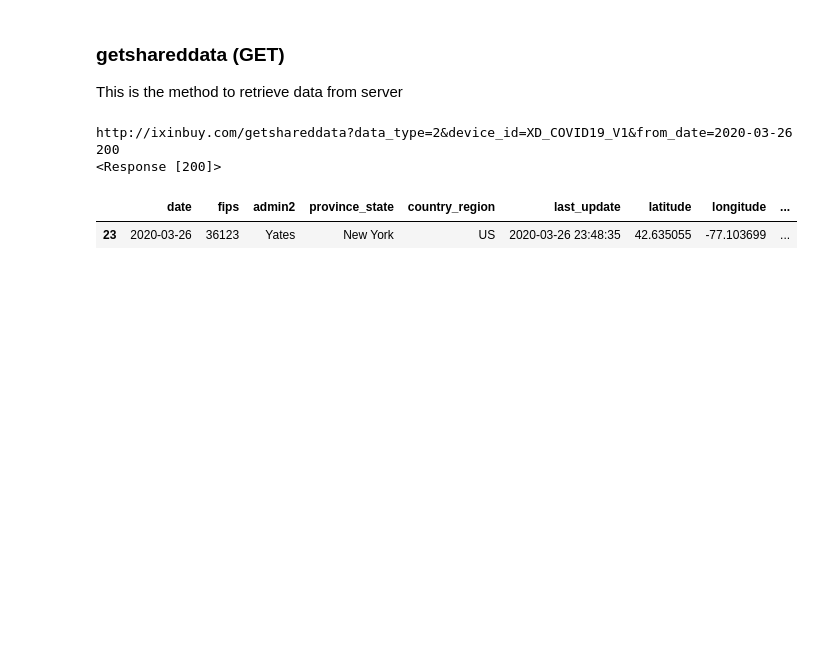
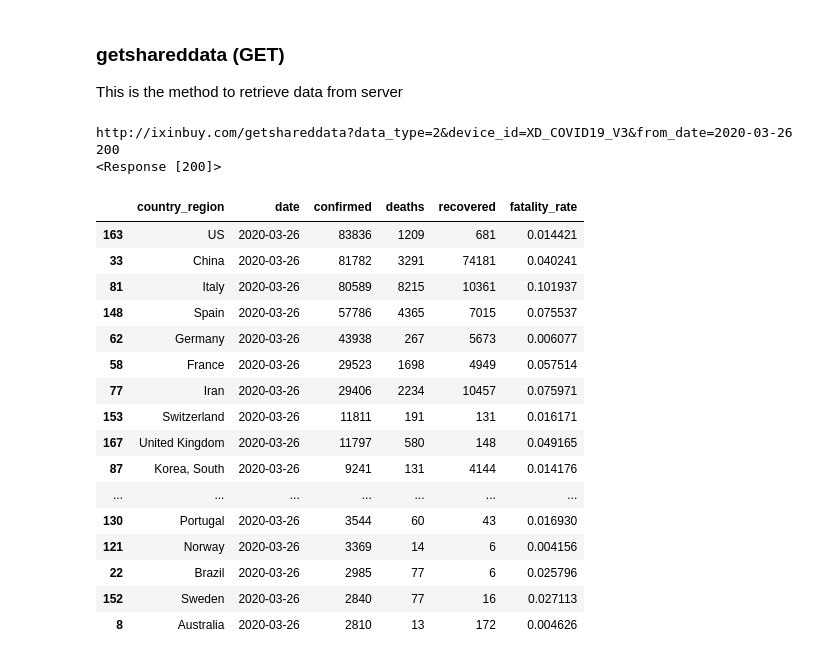
Before and after one commit to xdderekchen/ML, a Jupyter notebook: Test_API_IXINBUY.ipynb, the cells around one changed output. Cells and saved outputs as stored; diff of their text form; code cells hidden in the pictures; blank space fills up the shorter version.

```diff
--- a/Test_API_IXINBUY.ipynb
+++ b/Test_API_IXINBUY.ipynb
@@ -25,7 +25,7 @@ import json
 
 URL = "http://ixinbuy.com/register"
 
-DEVICE_ID = "XD_COVID19_V1"
+DEVICE_ID = "XD_COVID19_V3"
 
 payload = {"device_id":DEVICE_ID}
 
@@ -187,37 +230,52 @@ This is the method to retrieve data from server
 import pandas as pd
 import os
 import requests
 import json
 
 query = {"data_type": 2, "device_id":DEVICE_ID, "from_date": "2020-03-26"}
 
 req = requests.get('http://ixinbuy.com/getshareddata', params=query)
 print(req.url)
 print(req.status_code)
 print(req)
 data = req.json()
 
 df = pd.DataFrame(data)
 #print(df)
 #df = df[~df['country_region'].isin(["China000", "China111"])]
 #df = df.drop_duplicates(subset=["country_region", "province_state", "date" ], keep='last')
 #df = df.query('country_region=="Italy"')
 
 df_agg=df.groupby(["country_region", "date"]).agg({'confirmed': ['sum'], 'deaths': ['sum'], 'recovered': ['sum']})
 df_agg.columns = ['confirmed', 'deaths', 'recovered']
 df_agg.reset_index(inplace=True)
 
 df_agg["fatality_rate"] = df_agg["deaths"] / df_agg["confirmed"]
 
-df_confirm = df_agg.sort_values(by='confirmed', ascending=False).head(120)
+df_confirm_20 = df_agg.sort_values(by='confirmed', ascending=False).head(20)
 
-df_confirm
+df_confirm_20
 
-df[ (df["country_region"]=="US") & (df["province_state"] == "New York")]
+#df[ (df["country_region"]=="US") & (df["province_state"] == "New York")]
 # %% [output]
-http://ixinbuy.com/getshareddata?data_type=2&device_id=XD_COVID19_V1&from_date=2020-03-26
+http://ixinbuy.com/getshareddata?data_type=2&device_id=XD_COVID19_V3&from_date=2020-03-26
 200
 <Response [200]>
-|  | date | fips | admin2 | province_state | country_region | last_update | latitude | longitude | ... |
-| 23 | 2020-03-26 | 36123 | Yates | New York | US | 2020-03-26 23:48:35 | 42.635055 | -77.103699 | ... |
+|  | country_region | date | confirmed | deaths | recovered | fatality_rate |
+| 163 | US | 2020-03-26 | 83836 | 1209 | 681 | 0.014421 |
+| 33 | China | 2020-03-26 | 81782 | 3291 | 74181 | 0.040241 |
+| 81 | Italy | 2020-03-26 | 80589 | 8215 | 10361 | 0.101937 |
+| 148 | Spain | 2020-03-26 | 57786 | 4365 | 7015 | 0.075537 |
+| 62 | Germany | 2020-03-26 | 43938 | 267 | 5673 | 0.006077 |
+| 58 | France | 2020-03-26 | 29523 | 1698 | 4949 | 0.057514 |
+| 77 | Iran | 2020-03-26 | 29406 | 2234 | 10457 | 0.075971 |
+| 153 | Switzerland | 2020-03-26 | 11811 | 191 | 131 | 0.016171 |
+| 167 | United Kingdom | 2020-03-26 | 11797 | 580 | 148 | 0.049165 |
+| 87 | Korea, South | 2020-03-26 | 9241 | 131 | 4144 | 0.014176 |
+| ... | ... | ... | ... | ... | ... | ... |
+| 130 | Portugal | 2020-03-26 | 3544 | 60 | 43 | 0.016930 |
+| 121 | Norway | 2020-03-26 | 3369 | 14 | 6 | 0.004156 |
+| 22 | Brazil | 2020-03-26 | 2985 | 77 | 6 | 0.025796 |
+| 152 | Sweden | 2020-03-26 | 2840 | 77 | 16 | 0.027113 |
+| 8 | Australia | 2020-03-26 | 2810 | 13 | 172 | 0.004626 |
 # %% [markdown]
```
Also changed, not shown: parts of 10 cells of this notebook.
